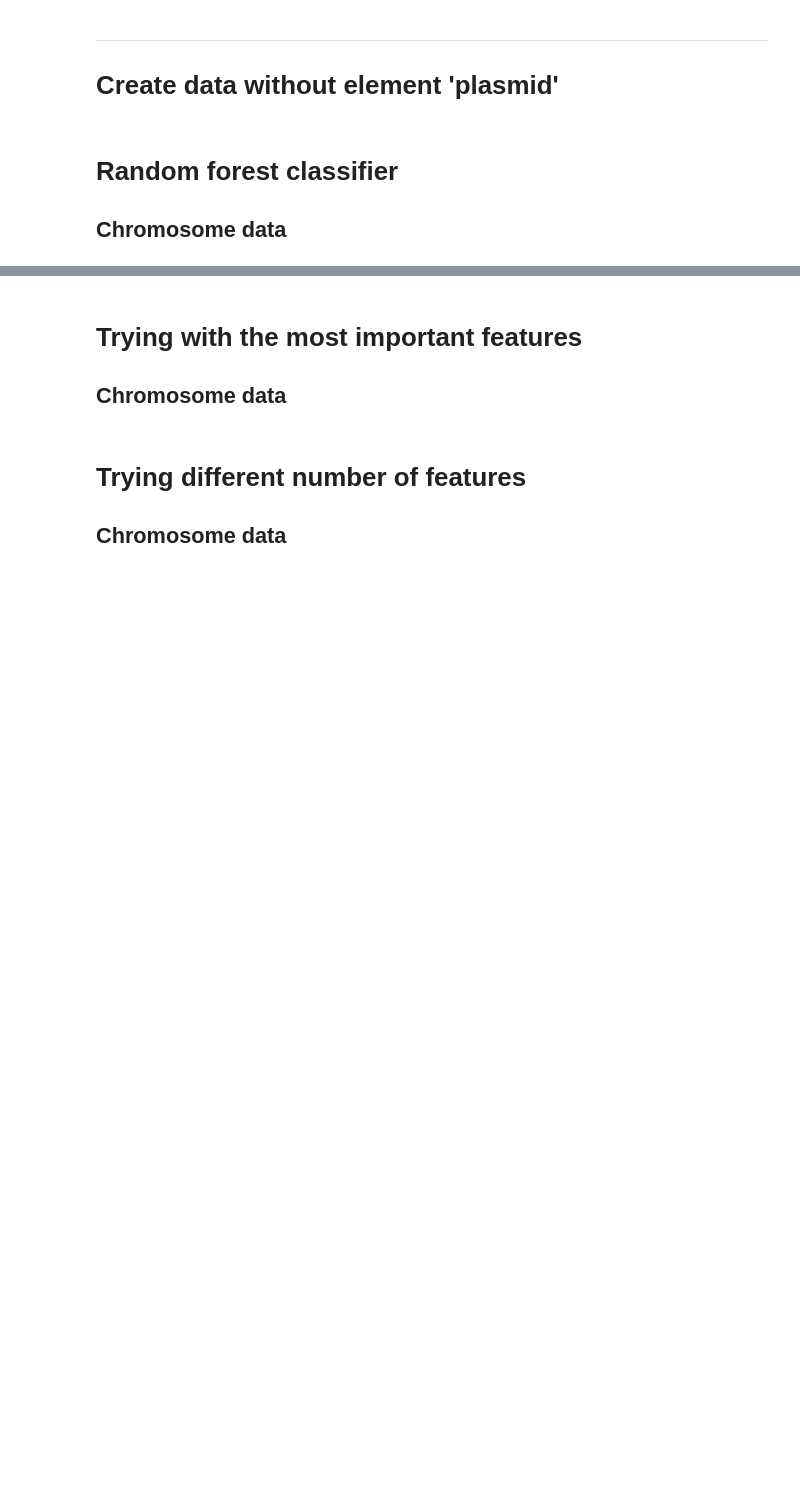
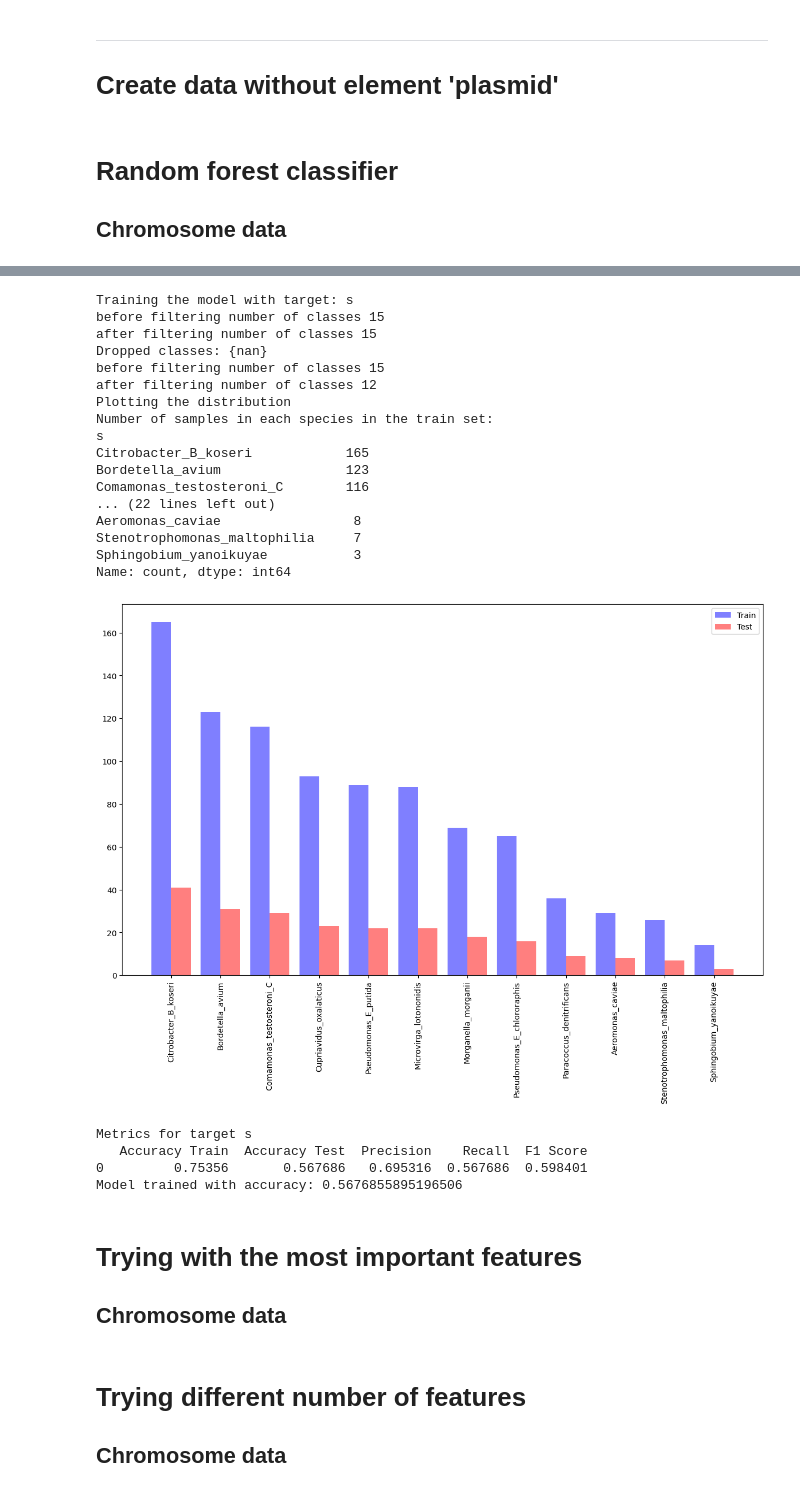
Before and after one commit to melinamarkkanen/Methylation, a Jupyter notebook: notebooks/Random_forest_HAMBI.ipynb, the cells around one changed output, grey strips where cells are left out. Saved outputs shown, nothing was run; the diff lists cells and outputs as text; code cells hidden in the pictures; blank space fills up the shorter version.

```diff
--- a/notebooks/Random_forest_HAMBI.ipynb
+++ b/notebooks/Random_forest_HAMBI.ipynb
@@ -233,9 +236,12 @@ train_test_model(data, output_folder, 'Domain to family')
 # %%
 train_test_model(data, output_folder, 'Domain to order')
+train_test_model(data, output_folder, 'o')
 # %%
 train_test_model(data, output_folder, 'Domain to class')
+train_test_model(data, output_folder, 'c')
 # %%
 train_test_model(data, output_folder, 'Domain to phylum')
+train_test_model(data, output_folder, 'p')
 # %% [markdown]
 # Trying with the most important features
 ## All data
@@ -641,12 +678,12 @@ len(chrom_data.value_counts(dropna=False))
 # %%
 def clean_data(data: pd.DataFrame) -> pd.DataFrame:
-    classes_before = set(chrom_data['Domain to species'].unique())
-    print(f"before filtering number of classes {len(chrom_data['Domain to species'].value_counts())}")
+    classes_before = set(chrom_data['s'].unique())
+    print(f"before filtering number of classes {len(chrom_data['s'].value_counts())}")
     chrom_data_filtered = chrom_data.dropna(subset=['All'], axis=0)
     chrom_data_filtered = chrom_data_filtered[(chrom_data_filtered['All'] != '') & (chrom_data_filtered['All'] != 'Bacteria')]
     chrom_data_filtered = chrom_data_filtered[(chrom_data_filtered.iloc[:, :492] != 0).any(axis=1)]
-    print(f"after filtering number of classes {len(chrom_data_filtered['Domain to species'].value_counts())}")
-    classes_after = set(chrom_data_filtered['Domain to species'].unique())
+    print(f"after filtering number of classes {len(chrom_data_filtered['s'].value_counts())}")
+    classes_after = set(chrom_data_filtered['s'].unique())
     dropped_classes = classes_before - classes_after
     if dropped_classes:
         print(f"Dropped classes: {dropped_classes}")
@@ -685,20 +722,15 @@ def plot_confusion_matrix(y_true: pd.Series, y_pred: pd.Series, model: RandomFor
 
     cm = confusion_matrix(y_true, y_pred)
     plt.figure(figsize=(50, 50))
-    sns.heatmap(cm, annot=True, fmt='d', cmap='YlGnBu', xticklabels=model.classes_, yticklabels=model.classes_, cbar=True, annot_kws={"size": 30})
-    if target == 'Domain to species':
-        plt.xticks(rotation=90, fontsize=20)
-        plt.yticks(rotation=0, fontsize=20)
-    else:
-        plt.xticks(rotation=90, fontsize=40)
-        plt.yticks(rotation=0, fontsize=40)
-    if target == 'Domain to species':
-        plt.title(f'{title} - Accuracy: {accuracy_score(y_true, y_pred):.2f}', fontsize=40)
-    else:
-        plt.title(f'{title} - Accuracy: {accuracy_score(y_true, y_pred):.2f}', fontsize=50)
-
-    plt.xlabel('Predicted Labels', fontsize=35)
-    plt.ylabel('True Labels', fontsize=35)
+    sns.heatmap(cm, annot=True, fmt='d', cmap='YlGnBu', xticklabels=model.classes_, yticklabels=model.classes_, cbar=True,
+                annot_kws={"size": 50})
+    plt.xticks(rotation=90, fontsize=40, fontstyle='italic'
+               #horizontalalignment='left', verticalalignment='baseline'
+              )
+    plt.yticks(rotation=0, fontsize=40, fontstyle='italic')
+    plt.title(f'{title} - Accuracy: {accuracy_score(y_true, y_pred):.2f}', fontsize=80)
+    plt.xlabel('Predicted Labels', fontsize=50)
+    plt.ylabel('True Labels', fontsize=50)
     plt.subplots_adjust(top=0.85)
 
     plt.tight_layout()
@@ -829,9 +861,32 @@ def train_test_model(df: pd.DataFrame, output_folder_chrom: str, target: str):
 # %%
 output_folder_chrom = '/scratch/project_2006608/Methylation/notebooks/RF_HAMBI_chrom'
 if not os.path.exists(output_folder_chrom):
     os.makedirs(output_folder_chrom)
 
-y_test_DS, y_test_pred_DS = train_test_model(chrom_data, output_folder_chrom, 'Domain to species')
+y_test_DS, y_test_pred_DS = train_test_model(chrom_data, output_folder_chrom, 's')
+# %% [output]
+Training the model with target: s
+before filtering number of classes 15
+after filtering number of classes 15
+Dropped classes: {nan}
+before filtering number of classes 15
+after filtering number of classes 12
+Plotting the distribution
+Number of samples in each species in the train set:
+s
+Citrobacter_B_koseri            165
+Bordetella_avium                123
+Comamonas_testosteroni_C        116
+... (22 lines left out)
+Aeromonas_caviae                 8
+Stenotrophomonas_maltophilia     7
+Sphingobium_yanoikuyae           3
+Name: count, dtype: int64
+[figure, added]
+Metrics for target s
+   Accuracy Train  Accuracy Test  Precision    Recall  F1 Score
+0         0.75356       0.567686   0.695316  0.567686  0.598401
+Model trained with accuracy: 0.5676855895196506
 # %%
 len(np.unique(y_test_pred_DS))
 # %%
```
Also changed, not shown: parts of 27 cells of this notebook, 2 other files.
